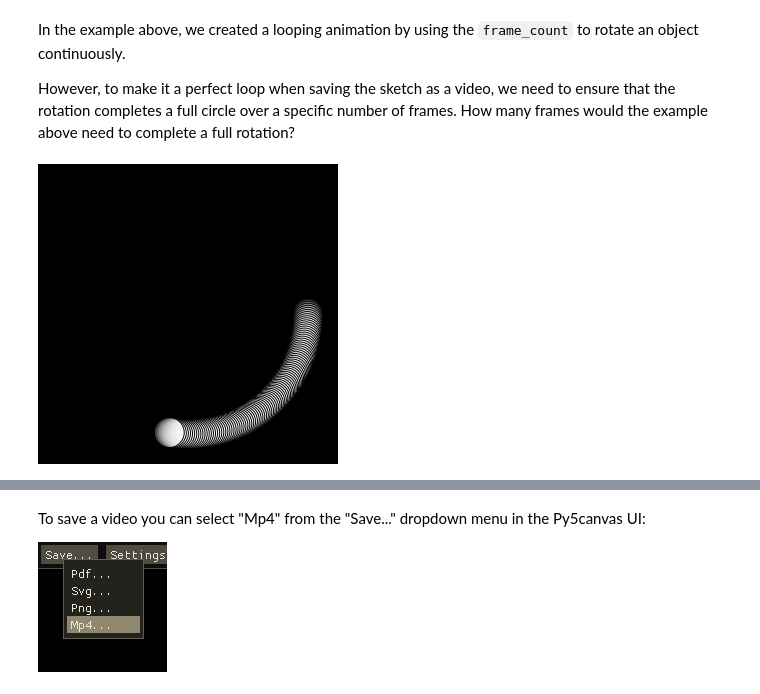
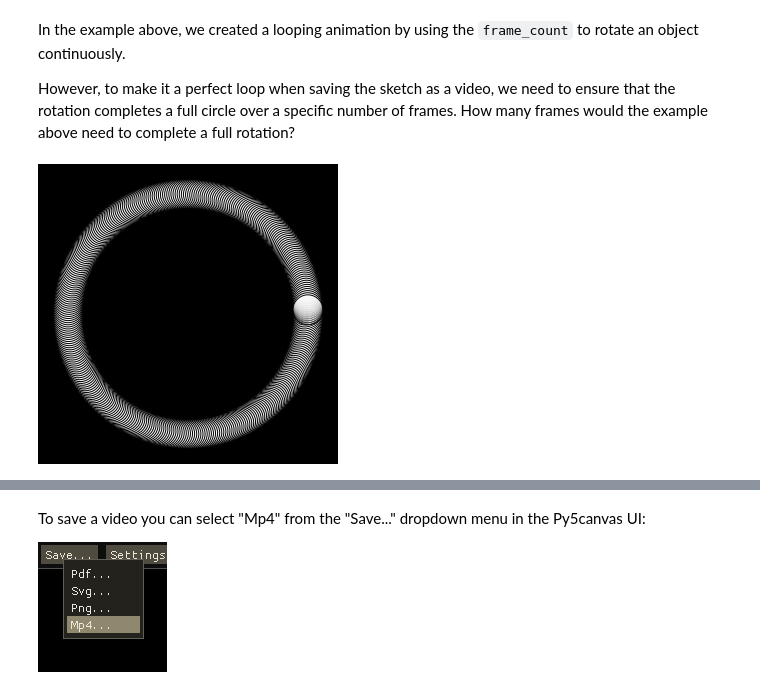
Before and after one commit to colormotor/generative_drawing, a Jupyter notebook: weekly/week8/animation_loops_gui.ipynb, the cells around one changed output, grey strips where cells are left out. Drawn from its saved outputs; the diff is of its cells as text; code cells hidden in the pictures.

```diff
--- a/weekly/week8/animation_loops_gui.ipynb
+++ b/weekly/week8/animation_loops_gui.ipynb
@@ -50,16 +50,16 @@ However, to make it a perfect loop when saving the sketch as a video, we need to
 # %%
 create_canvas(300, 300)
 background(0)
 fill(255, 60)
 translate(center)
-for frame_count in range(100):
+for frame_count in range(359):
     push_matrix()
     rotate(radians(frame_count))
     circle(120, 0, 30)
     pop_matrix()
 show()
 # %% [output]
-[figure, old version]
+[figure, new version]
 # %% [markdown]
 To set the number of frames that we save for the video, we can use the UI controls in Py5canvas:
 
```
Also changed, not shown: parts of 7 cells of this notebook, 4 other files.
